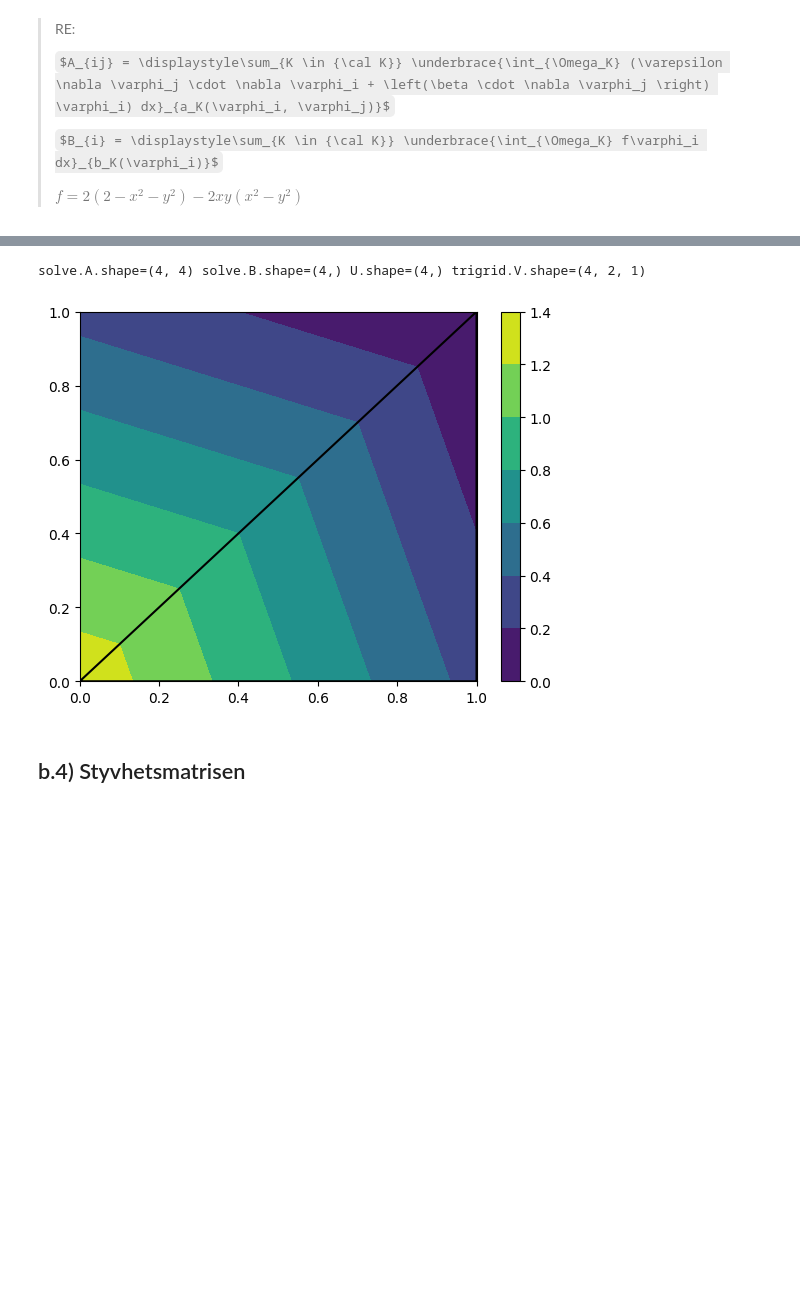
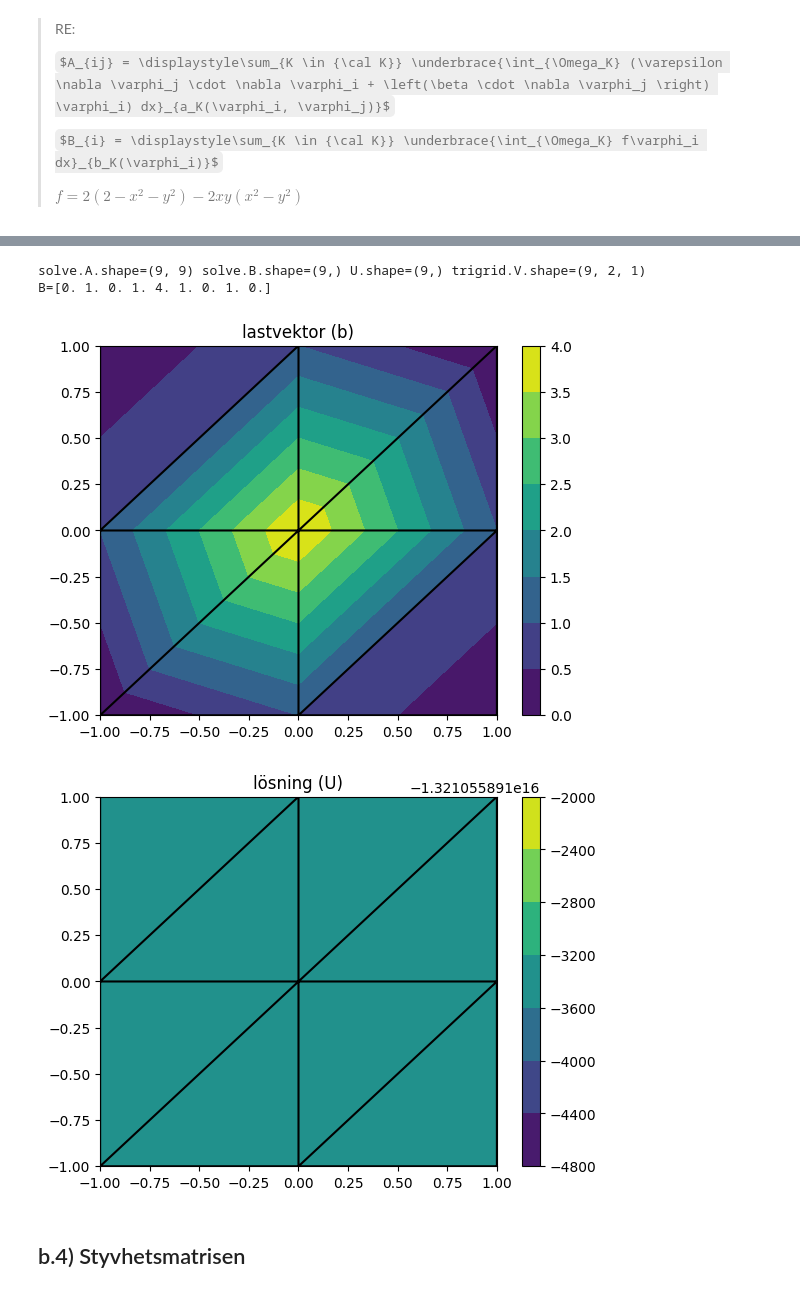
Before and after one commit to wiluxgit/MVE270_2024, a Jupyter notebook: 11z.ipynb, the cells around one changed output, grey strips where cells are left out. Saved outputs shown, nothing was run; the diff lists cells and outputs as text; code cells hidden in the pictures; some formulas as TeX source; blank space fills up the shorter version.

Commit message:
lastvektorn är fel då den inte uppfyller att kanten är lika med 0?

```diff
--- a/11z.ipynb
+++ b/11z.ipynb
@@ -651,20 +648,22 @@ def a_integrand(i: AkIntegrand) -> float:
     def beta(pos: Vector2) -> Vector2:
         (x,), (y,) = pos
         return np.asarray([[-y], [-x]])
-    print(f"ε∇{npfmt(i.nabla_u)} . {npfmt(i.nabla_v)} + {npfmt(beta(i.x))} . ∇{npfmt(beta(i.nabla_u))}{float(i.v)}")
-
     epsilon = 1.0
-    return dot2(epsilon * i.nabla_u, i.nabla_v) + dot2(beta(i.x), i.nabla_u) * i.v
+    ret = dot2(epsilon * i.nabla_u, i.nabla_v) + dot2(beta(i.x), i.nabla_u) * i.v
+    #print(f"ε∇{npfmt(i.nabla_u)} . {npfmt(i.nabla_v)}"
+    #      f"+ {npfmt(beta(i.x))} . ∇{npfmt(beta(i.nabla_u))}{float(i.v)}"
+    #      f" -> {ret}")
+    return ret
 
 def b_integrand(i: AkIntegrand) -> float:
     def f(pos: Vector2) -> float:
         (x,), (y,) = pos
         return 2*(2-x**2-y**2)-2*x*y*(x**2-y**2)
-    print(f"f({npfmt(i.x)}) = {f(i.x)}")
+    #print(f"f({npfmt(i.x)}) = {f(i.x)}")
     return f(i.x) * i.v
 
 def test_solve():
-    trigrid = TriangulatedGrid(1, 1)
+    trigrid = TriangulatedGrid(nx=2, ny=2, xmin=-1, xmax=1, ymin=-1, ymax=1)
     solve = StiffnessMatrixSolve2d(
         trigrid=trigrid,
         a_integrand=a_integrand,
@@ -674,12 +673,21 @@ def test_solve():
     plt.show()
     U: ndarray = scipy.sparse.linalg.spsolve(solve.A, solve.B)
     print(f"{solve.A.shape=} {solve.B.shape=} {U.shape=} {trigrid.V.shape=}")
+    #print(f"A={solve.A}")
+    print(f"B={solve.B}")
 
     triag = trigrid.triangulation
+    plt.title("lastvektor (b)")
     plt.tricontourf(triag, solve.B, cmap="viridis")
     plt.triplot(triag, "k-")
     plt.colorbar()
     plt.show()
 
+    plt.title("lösning (U)")
+    plt.tricontourf(triag, U, cmap="viridis")
+    plt.triplot(triag, "k-")
+    plt.colorbar()
+    plt.show()
+
 test_solve()
 # %% [output]
@@ -704,5 +703,7 @@ K=[[ 0.000000,  0.000000], [ 1.000000,  1.000000], [ 0.000000,  1.000000]] -> A=
-solve.A.shape=(4, 4) solve.B.shape=(4,) U.shape=(4,) trigrid.V.shape=(4, 2, 1)
+solve.A.shape=(9, 9) solve.B.shape=(9,) U.shape=(9,) trigrid.V.shape=(9, 2, 1)
+B=[0. 1. 0. 1. 4. 1. 0. 1. 0.]
-[figure, old version]
+[figure, new version]
+[figure, added]
 # %% [markdown]
 ## b.4) Styvhetsmatrisen
 # %% [markdown]
```
Also changed, not shown: parts of 5 cells of this notebook.
